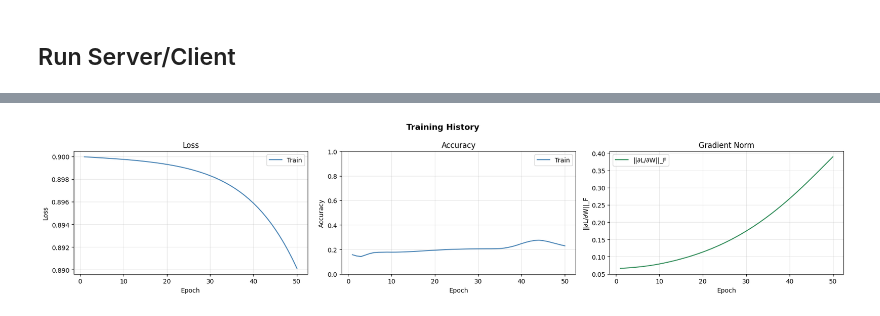
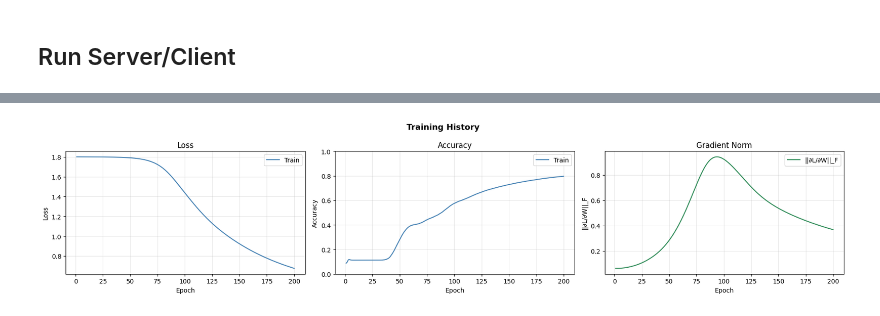
Before and after one commit to User281167/Clase-Cliente-servidor, a Jupyter notebook: mnist/mnist_network.ipynb, the cells around one changed output, grey strips where cells are left out. Drawn from its saved outputs; the diff is of its cells as text; code cells hidden in the pictures.

Commit message:
Implementar media de gradiente distribuido

```diff
--- a/mnist/mnist_network.ipynb
+++ b/mnist/mnist_network.ipynb
@@ -3128,10 +3362,10 @@ net = Network()
 net.add(Dense(784, 10, ReLU(),    RandomNormal(0.01)))
 net.add(Dense(10,  10, Softmax(), RandomNormal(0.01)))
 
-strategy = ServerBatchAvgStrategy(batch_size=256, min_workers=1)
+strategy = ServerGradientAvgStrategy(batch_size=60000, min_workers=1)
 strategy.start_server(port=9999)
 model = Model(net, MeanSquaredError(), SGD(0.05), strategy=strategy)
-history = model.fit(X_train, y_train, epochs=50, verbose_epoch=5)
+history = model.fit(X_train, y_train, epochs=200, verbose_epoch=25)
 history.plot()
 
 strategy.stop_server()
@@ -3154 +3386 @@ Epoch   50/50 [████████████████████] los
-[figure, old version]
+[figure, new version]
```
Also changed, not shown: parts of 7 cells of this notebook.
